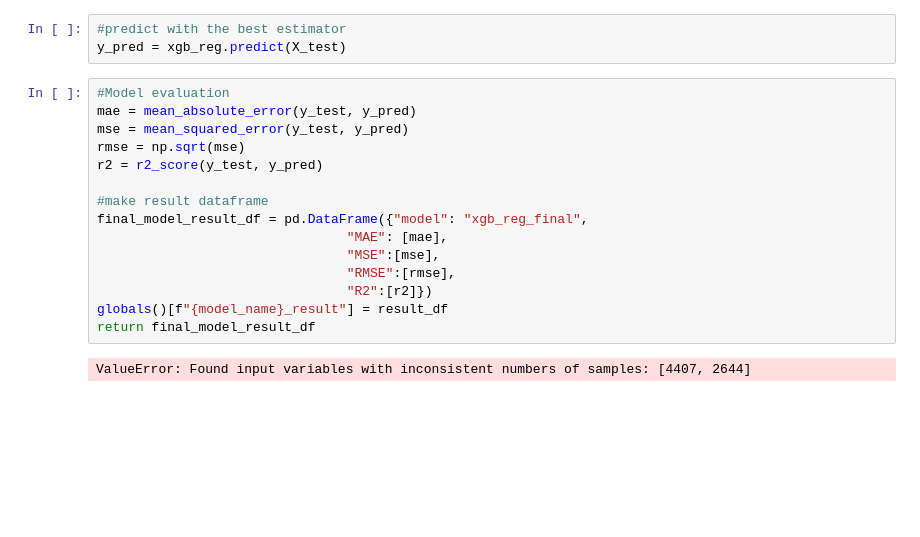
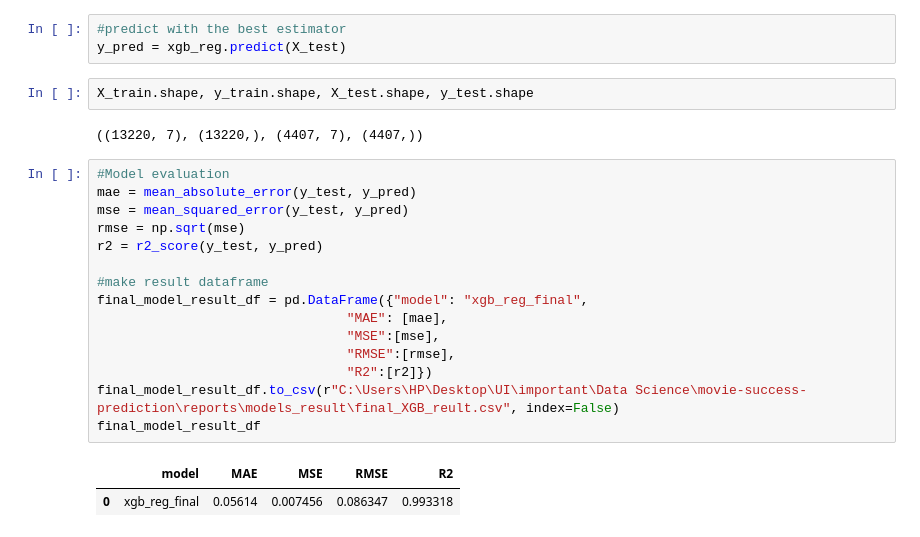
Before and after one commit to Theoph-ay/movie_success_prediction, a Jupyter notebook: notebooks/models_dev_no_outliers.ipynb, the cells around one changed output. Drawn from its saved outputs; the diff is of its cells as text; blank space fills up the shorter version.

```diff
--- a/notebooks/models_dev_no_outliers.ipynb
+++ b/notebooks/models_dev_no_outliers.ipynb
@@ -259,20 +274,25 @@ with open(path+"xgb_reg_final.pickle", "wb") as to_write:
 # %%
 #predict with the best estimator
 y_pred = xgb_reg.predict(X_test)
+# %%
+X_train.shape, y_train.shape, X_test.shape, y_test.shape
+# %% [output]
+((13220, 7), (13220,), (4407, 7), (4407,))
 # %%
 #Model evaluation
 mae = mean_absolute_error(y_test, y_pred)
 mse = mean_squared_error(y_test, y_pred)
 rmse = np.sqrt(mse)
 r2 = r2_score(y_test, y_pred)
 
 #make result dataframe
 final_model_result_df = pd.DataFrame({"model": "xgb_reg_final",
                                 "MAE": [mae],
                                 "MSE":[mse],
                                 "RMSE":[rmse],
                                 "R2":[r2]})
-globals()[f"{model_name}_result"] = result_df
-return final_model_result_df
+final_model_result_df.to_csv(r"C:\Users\HP\Desktop\UI\important\Data Science\movie-success-prediction\reports\models_result\final_XGB_reult.csv", index=False)
+final_model_result_df
 # %% [output]
-ValueError: Found input variables with inconsistent numbers of samples: [4407, 2644]
+|  | model | MAE | MSE | RMSE | R2 |
+| 0 | xgb_reg_final | 0.05614 | 0.007456 | 0.086347 | 0.993318 |
```
Also changed, not shown: parts of 3 cells of this notebook, 2 other files.
